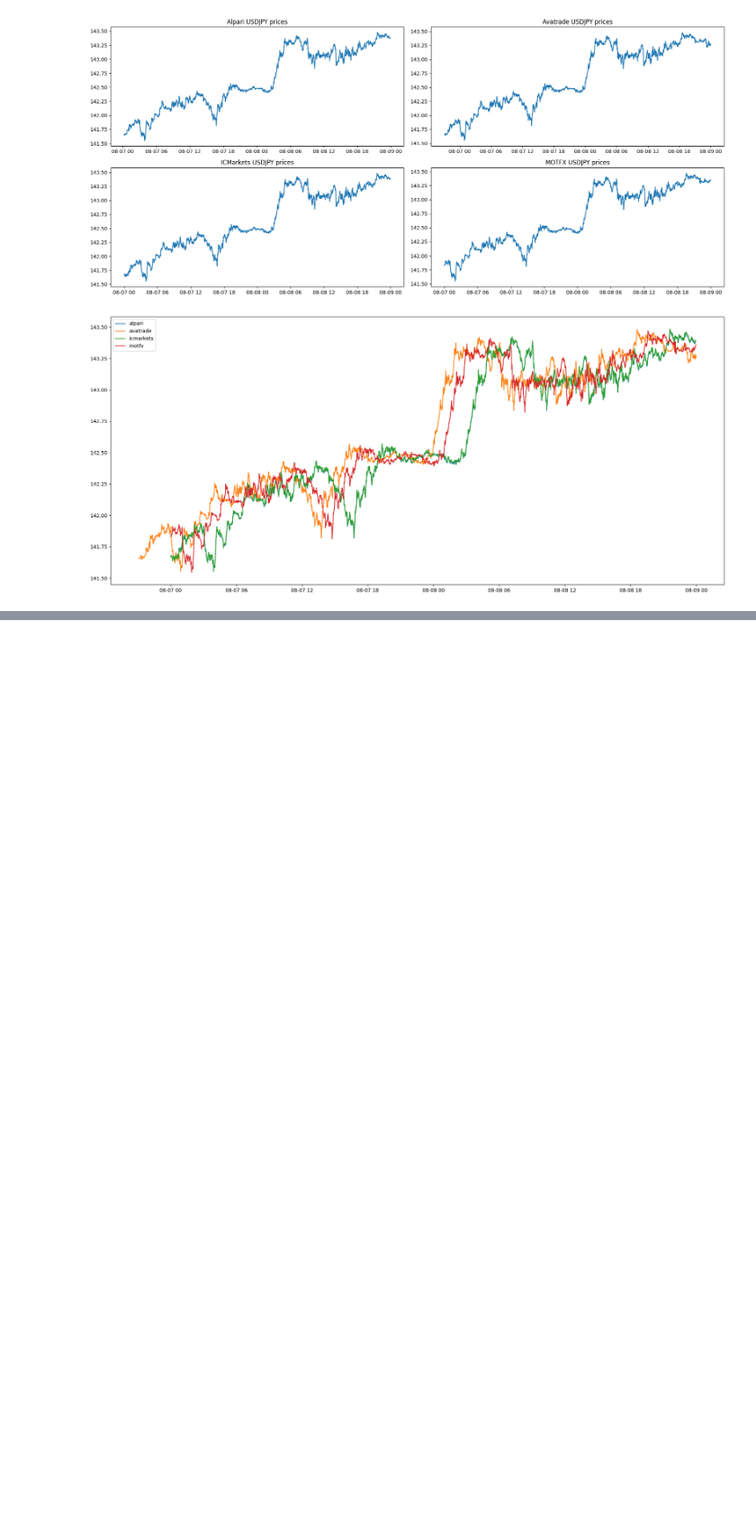
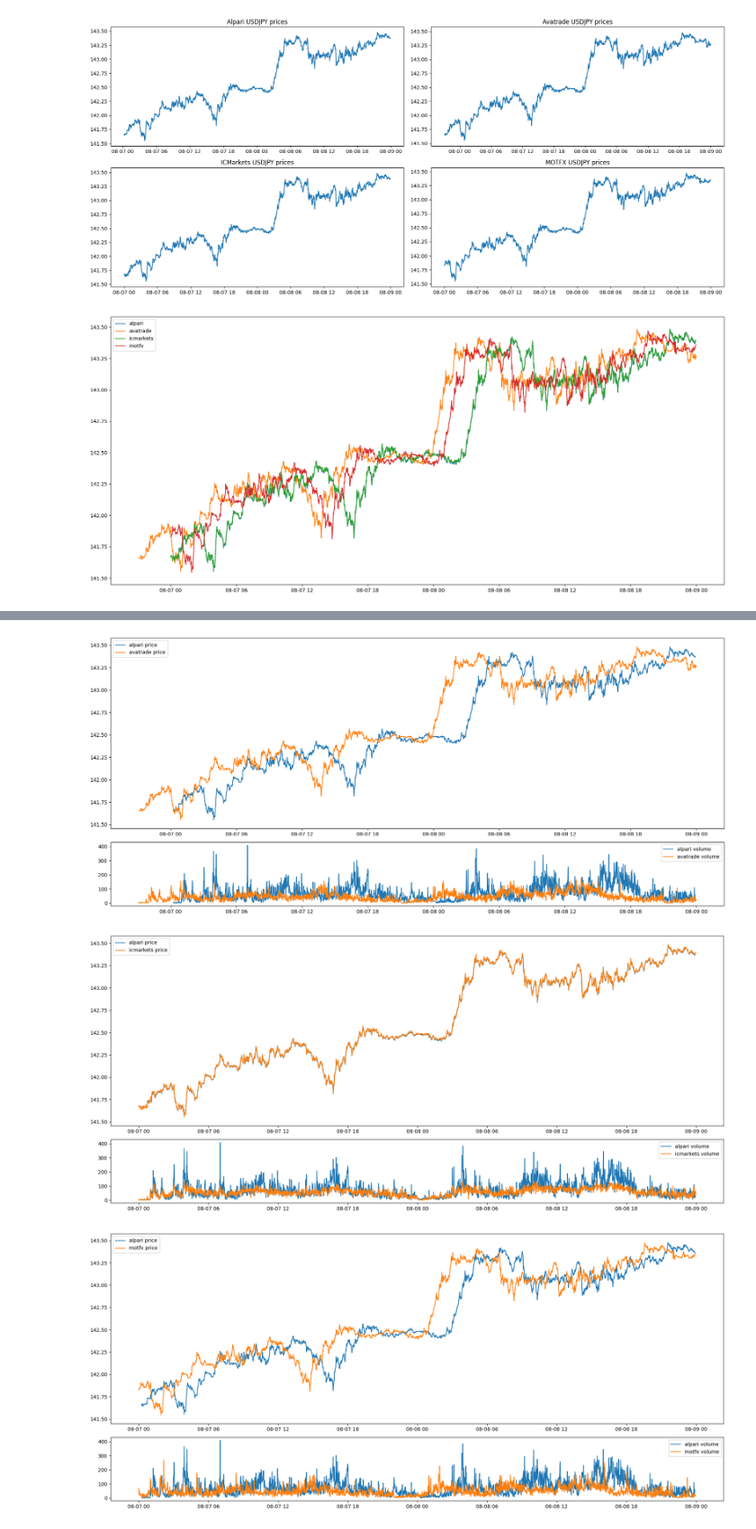
Before and after one commit to sharavsambuu/trading-cost-analysis, a Jupyter notebook: fx_data_comparisons.ipynb, the cells around one changed output, grey strips where cells are left out. Shown at 90% size. Drawn from its saved outputs; the diff is of its cells as text; code cells hidden in the pictures; blank space fills up the shorter version.

```diff
--- a/fx_data_comparisons.ipynb
+++ b/fx_data_comparisons.ipynb
@@ -94,0 +95,25 @@ plt.show();
+# %%
+from itertools import combinations
+
+plot_start = "2023-08-06"
+plot_end   = "2023-08-08"
+
+for (broker1, broker2) in list(combinations(list(df_dict.keys()), 2)):
+
+    _, axs = plt.subplots(2, figsize=(18, 8), gridspec_kw={'height_ratios': [3, 1]})
+
+    axs[0].plot(df_dict[broker1][plot_start:plot_end]["Close"], label=f"{broker1} price")
+    axs[0].plot(df_dict[broker2][plot_start:plot_end]["Close"], label=f"{broker2} price")
+
+    axs[1].plot(df_dict[broker1][plot_start:plot_end]["Volume"], label=f"{broker1} volume")
+    axs[1].plot(df_dict[broker2][plot_start:plot_end]["Volume"], label=f"{broker2} volume")
+
+    axs[0].legend()
+    axs[1].legend()
+
+    plt.tight_layout()
+    plt.show();
+# %% [output]
+[figure, added]
+[figure, added]
+[figure, added]
```
Also changed, not shown: parts of 2 cells of this notebook, 1 other file.
